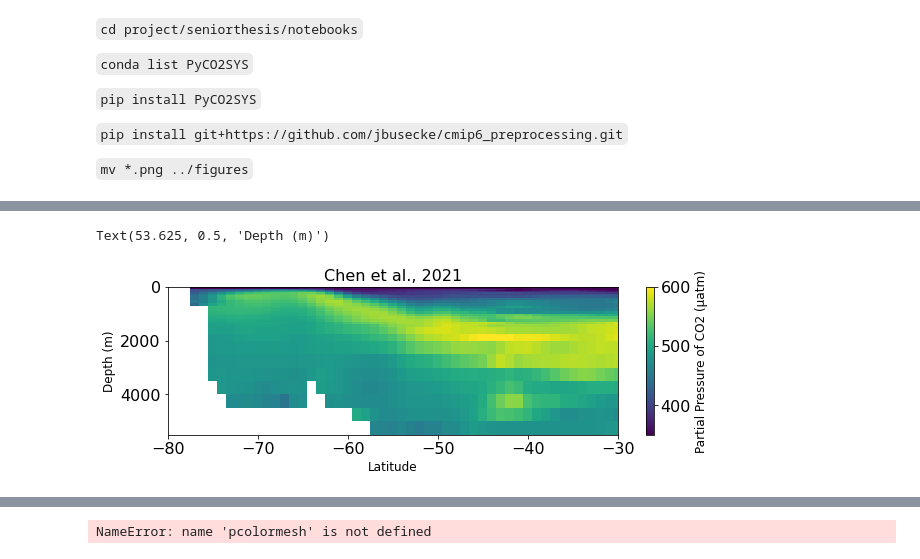
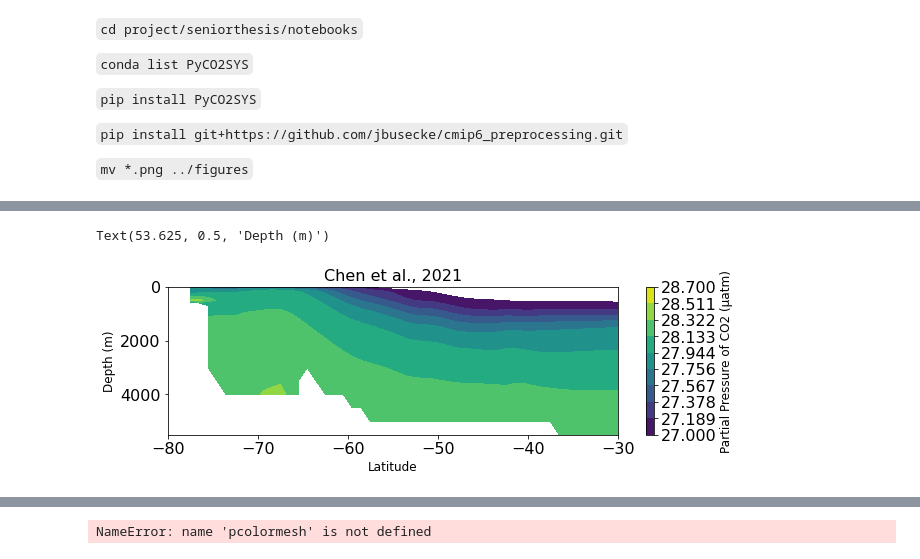
Before and after one commit to gmacgilchrist/seniorthesis, a Jupyter notebook: notebooks/alex_PCo2.ipynb, the cells around one changed output, grey strips where cells are left out. Saved outputs shown, nothing was run; the diff lists cells and outputs as text; code cells hidden in the pictures.

Commit message:
slice over 1000m

```diff
--- a/notebooks/alex_PCo2.ipynb
+++ b/notebooks/alex_PCo2.ipynb
@@ -42,11 +42,19 @@ lon = haumann['lon']
 ppco2 = haumann['ppco2']
 vol = haumann['vol']
 # %%
-da = xr.DataArray(data=ppco2,
+PCO2 = xr.DataArray(data=ppco2,
             dims=["x", "y", "lev"],
             coords=dict(x=lon[:,0,0],
                         y=lat[0,:,0],
                         lev=lev[0,0,:])
             )
-da = da.roll(x = 20, roll_coords = True)
+PCO2 = PCO2.roll(x = 20, roll_coords = True)
+
+ndensity = xr.DataArray(data=gamman,
+            dims=["x", "y", "lev"],
+            coords=dict(x=lon[:,0,0],
+                        y=lat[0,:,0],
+                        lev=lev[0,0,:])
+            )
+ndensity = ndensity.roll(x = 20, roll_coords = True)
 # %%
@@ -69,3 +73,26 @@ array([[         nan,          nan,          nan, ...,          nan,
 Coordinates:
   * y        (y) float64 -89.5 -88.5 -87.5 -86.5 -85.5 ... 86.5 87.5 88.5 89.5
   * lev      (lev) uint16 0 10 20 30 50 75 100 ... 3000 3500 4000 4500 5000 5500
+# %%
+fig, ax = plt.subplots(nrows = 1, ncols = 1, figsize=[10,4])
+fig.tight_layout(pad = 3.5)
+plt.rc('font', size = 16)
+plt.rc('axes', titlesize= 16)
+plt.rc('axes', labelsize= 12)
+plt.rc('figure', titlesize=14)
+
+
+ds = PCO2.sel(x=slice(180,200)).mean(['x'],keep_attrs=True)
+d2 = ds.transpose('lev','y')
+
+ax.set_xlim([-70,-40])
+ax.set_ylim([0,1000])
+im = ax.pcolormesh(d2.y, d2.lev,d2, vmin = 300, vmax = 600)
+ax.contour(nd.y, nd.lev, nd, levels=[27.5, 27.8, 28], colors = 'w')
+cbar = plt.colorbar(im,ax=ax)
+ax.invert_yaxis()
+cbar.set_label('Partial Pressure of CO2 (\u03BCatm)')
+ax.set_title('Chen et al., 2021')
+ax.set_xlabel('Latitude')
+ax.set_ylabel('Depth (m)')
+# ax_idx += 1
@@ -72,24 +102,25 @@ Coordinates:
 # %%
 fig, ax = plt.subplots(nrows = 1, ncols = 1, figsize=[10,4])
 fig.tight_layout(pad = 3.5)
 plt.rc('font', size = 16)
 plt.rc('axes', titlesize= 16)
 plt.rc('axes', labelsize= 12)
 plt.rc('figure', titlesize=14)
 
 
-ds = da.sel(x=slice(180,200)).mean(['x'],keep_attrs=True)
 
+ds = ndensity.sel(x=slice(180,200)).mean(['x'],keep_attrs=True)
+d2 = ds.transpose('lev','y')
 
 ax.set_xlim([-80,-30])
-im = ax.pcolormesh(d2.y, d2.lev,d2, vmin = 350, vmax = 600)
+im = ax.contourf(d2.y, d2.lev,d2, vmin = 27, vmax = 28.7, levels = np.linspace(27, 28.7, 10))
 cbar = plt.colorbar(im,ax=ax)
 ax.invert_yaxis()
 cbar.set_label('Partial Pressure of CO2 (\u03BCatm)')
 ax.set_title('Chen et al., 2021')
 ax.set_xlabel('Latitude')
 ax.set_ylabel('Depth (m)')
 # ax_idx += 1
 # %% [output]
 Text(53.625, 0.5, 'Depth (m)')
-[figure, old version]
+[figure, new version]
```
Also changed, not shown: parts of 4 cells of this notebook.
